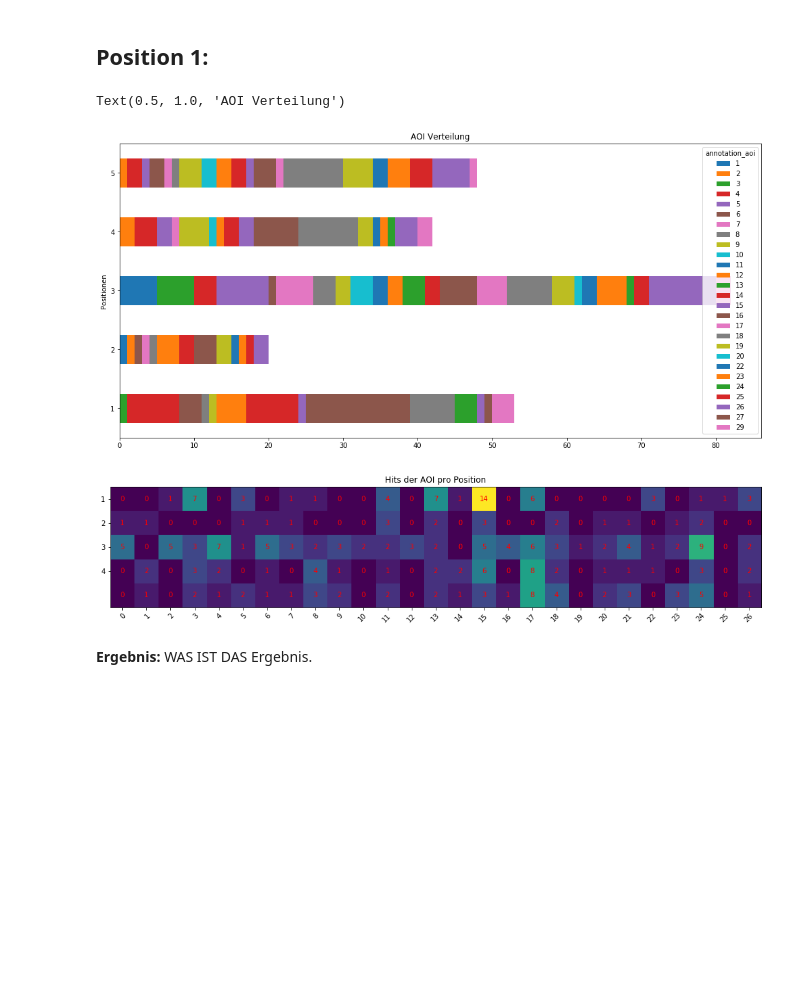
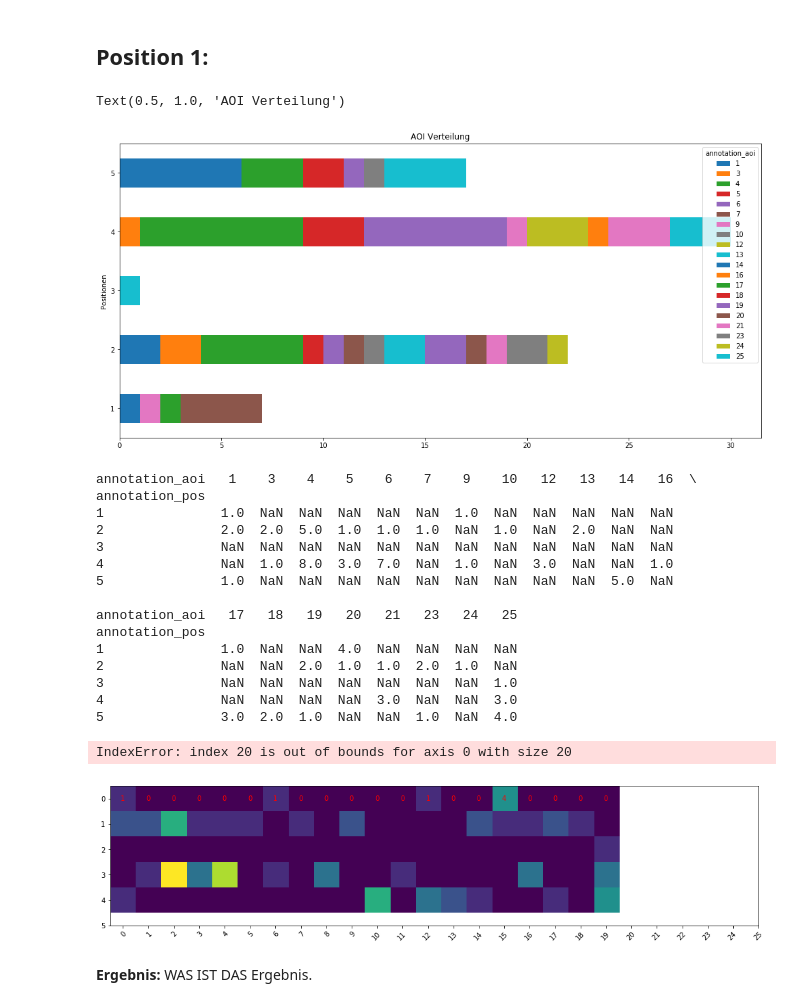
Before and after one commit to marc101101/masterarbeit_eye_tracking, a Jupyter notebook: evaluation/2_data_distribution/0_data_distribution.ipynb, the cells around one changed output. Drawn from its saved outputs; the diff is of its cells as text; code cells hidden in the pictures; blank space fills up the shorter version.

Commit message:
added test set for dev + created aoi dataframe

```diff
--- a/evaluation/2_data_distribution/0_data_distribution.ipynb
+++ b/evaluation/2_data_distribution/0_data_distribution.ipynb
@@ -50,7 +50,7 @@ info_data = []
 counter_gaze = []
 frames_with_face = []
 testers = []
-aoi_hits = {}
+aoi_hits = []
 position_hits = {}
 positions_by_aoi_hits = []
 client_data = {}
@@ -63,6 +63,7 @@ for f in file_names:
     last_ts = datetime.fromtimestamp(df['server_timestamp'][count_total - 1])
     test_person = str((df['annotation_test_person_id'][count_total - 1]))[:-1]
 
+
     # gaze & face hits
     count_face = len(df[(df[['eye_lmk_X_0','eye_lmk_Y_0','eye_lmk_Z_0']] != 0).all(axis=1)]['frame'])
     count_gaze = len(df[(df[['gaze_direction_0_x','gaze_direction_0_y','gaze_direction_0_z']] != 0).all(axis=1)]['frame'])
@@ -70,7 +71,8 @@ for f in file_names:
     # aoi & positions hits
     uniqueValues, occurCount = np.unique(df[(df[['gaze_direction_0_x','gaze_direction_0_y','gaze_direction_0_z']] != 0).all(axis=1)]['annotation_aoi'],
                                          return_counts=True)
-    current_aois = occurCount
+
+    current_aois = pd.DataFrame(occurCount, index =uniqueValues, columns=["tester_" + test_person])
 
     uniqueValues, occurCount = np.unique(df[(df[['gaze_direction_0_x','gaze_direction_0_y','gaze_direction_0_z']] != 0).all(axis=1)]['annotation_pos'],
                                          return_counts=True)
@@ -91,10 +93,11 @@ for f in file_names:
     frames_with_face.append(count_face)
     positions_by_aoi_hits.append(result_pos_aoi)
 
-    aoi_hits['tester_' + test_person] = current_aois
+    aoi_hits.append(current_aois)
     position_hits['tester_' + test_person] = current_positions
     client_data['tester_' + test_person] = client_hits
 
     testers.append(test_person)
 
 pd.DataFrame(info_data, columns=info_titles)
+aoi_hits = pd.concat(aoi_hits, axis=1)
@@ -162,10 +162,9 @@ Verhältnis zwischen Gesicht (98.15%) und Blick(1.85%)
 # %% [markdown]
 **Ziel:** WAS IST DAS ZIEL.
 # %%
-y_pos = np.arange(len(aoi_hits['tester_01']))
+y_pos = np.arange(len(aoi_hits))
 
-plt.rcParams["figure.figsize"] = (17, 5) # (w, h)
-plt.bar(y_pos, sum(aoi_hits[key] for key in aoi_hits), align='center')
+aoi_hits.plot(kind='bar', stacked=True)
 
 plt.ylabel('Anzahl der Treffer pro AOI')
 plt.title('AOIs')
@@ -247,41 +245,57 @@ plt.ylabel('Positionen')
 plt.title('AOI Verteilung')
 # %% [output]
 Text(0.5, 1.0, 'AOI Verteilung')
-[figure, old version]
+[figure, new version]
 # %%
 positions = [0,1,2,3,4,5]
-aois = range(0, 27)
-
+aois = range(0, 26)
+print(post_aoi_df)
 harvest = np.nan_to_num(post_aoi_df.values)
 fig, ax = plt.subplots()
 im = ax.imshow(harvest)
 
 # We want to show all ticks...
 ax.set_xticks(np.arange(len(aois)))
-ax.set_yticks(np.arange(len(positons)))
+ax.set_yticks(np.arange(len(positions)))
 
 # ... and label them with the respective list entries
 
 ax.set_xticklabels(aois)
-ax.set_yticklabels(positons)
+ax.set_yticklabels(positions)
 
 # Rotate the tick labels and set their alignment.
 plt.setp(ax.get_xticklabels(), rotation=45, ha="right",
          rotation_mode="anchor")
 
 # Loop over data dimensions and create text annotations.
 for num in [0,1,2,3,4]:
     for j in aois:
         text = ax.text(j, num, str(int(harvest[num][j])), ha="center", va="center", color="r")
 
 ax.set_title("Hits der AOI pro Position")
 # Add colorbar, make sure to specify tick locations to match desired ticklabels
 #cbar = fig.colorbar(im, ticks=[-1, 0, 14])
 #cbar.ax.set_yticklabels(['< -1', '0', '> 14'])
 
 plt.show()
 # %% [output]
+annotation_aoi   1    3    4    5    6    7    9    10   12   13   14   16  \
+annotation_pos
+1               1.0  NaN  NaN  NaN  NaN  NaN  1.0  NaN  NaN  NaN  NaN  NaN
+2               2.0  2.0  5.0  1.0  1.0  1.0  NaN  1.0  NaN  2.0  NaN  NaN
+3               NaN  NaN  NaN  NaN  NaN  NaN  NaN  NaN  NaN  NaN  NaN  NaN
+4               NaN  1.0  8.0  3.0  7.0  NaN  1.0  NaN  3.0  NaN  NaN  1.0
+5               1.0  NaN  NaN  NaN  NaN  NaN  NaN  NaN  NaN  NaN  5.0  NaN
+
+annotation_aoi   17   18   19   20   21   23   24   25
+annotation_pos
+1               1.0  NaN  NaN  4.0  NaN  NaN  NaN  NaN
+2               NaN  NaN  2.0  1.0  1.0  2.0  1.0  NaN
+3               NaN  NaN  NaN  NaN  NaN  NaN  NaN  1.0
+4               NaN  NaN  NaN  NaN  3.0  NaN  NaN  3.0
+5               3.0  2.0  1.0  NaN  NaN  1.0  NaN  4.0
+IndexError: index 20 is out of bounds for axis 0 with size 20
-[figure, old version]
+[figure, new version]
 # %% [markdown]
 **Ergebnis:** WAS IST DAS Ergebnis.
 # %% [markdown]
```
Also changed, not shown: parts of 9 cells of this notebook, 2 other files.
